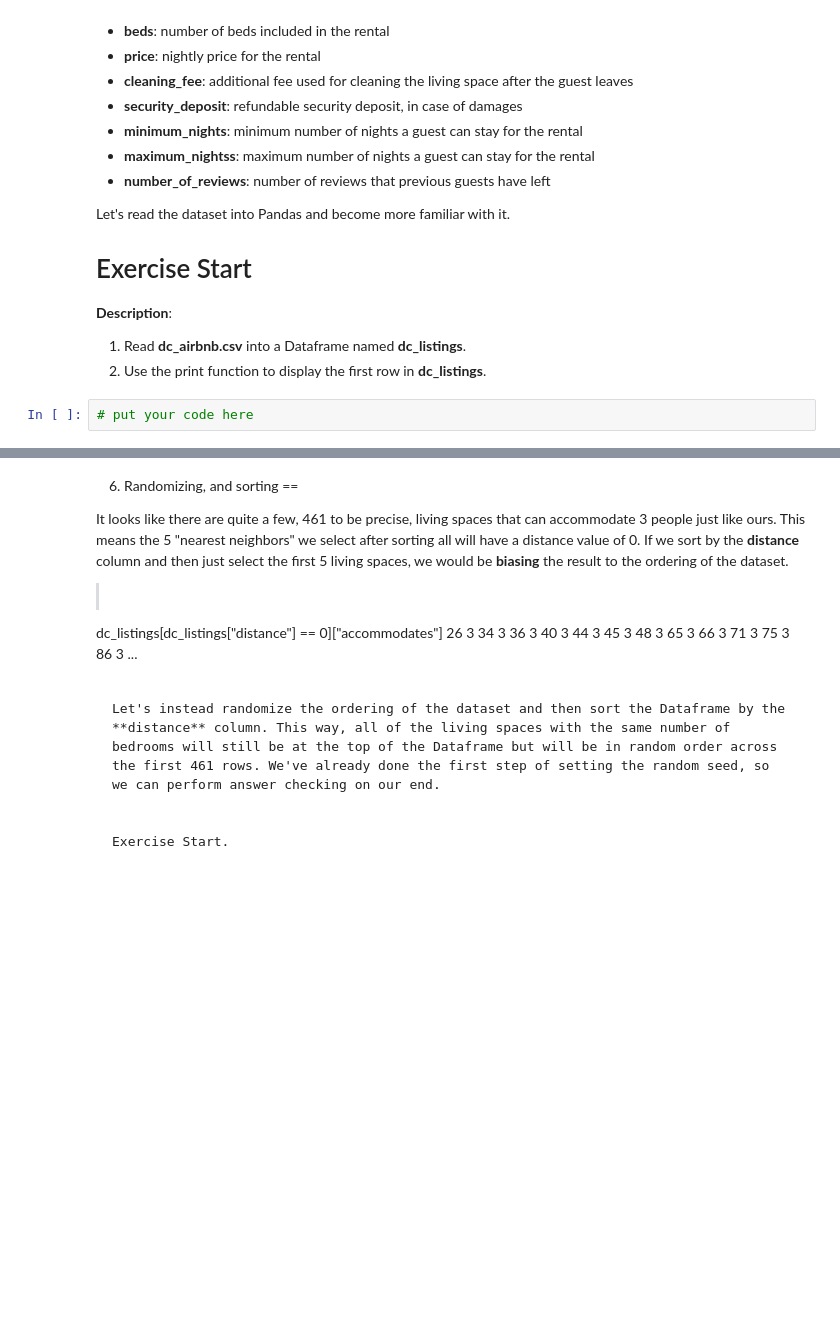
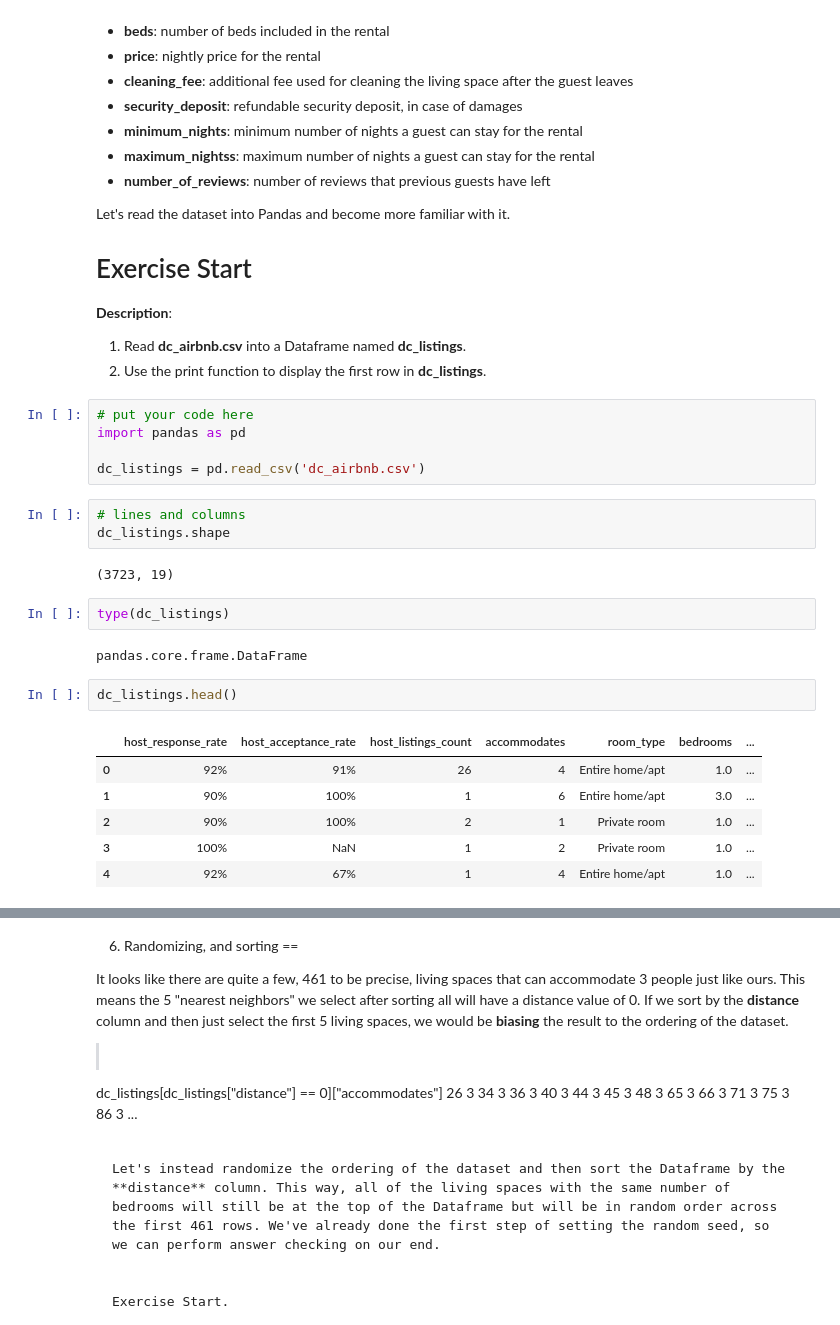
Before and after one commit to AndressaStefany/opendatanatal2018, a Jupyter notebook: #01 - Introduction to K-Nearest Neighbors.ipynb, the cells around one changed output, grey strips where cells are left out. Drawn from its saved outputs; the diff is of its cells as text; blank space fills up the shorter version.

```diff
--- a/#01 - Introduction to K-Nearest Neighbors.ipynb
+++ b/#01 - Introduction to K-Nearest Neighbors.ipynb
@@ -57,3 +57,24 @@ Exercise Start
 2. Use the print function to display the first row in **dc_listings**.
 # %%
 # put your code here
+import pandas as pd
+
+dc_listings = pd.read_csv('dc_airbnb.csv')
+# %%
+# lines and columns
+dc_listings.shape
+# %% [output]
+(3723, 19)
+# %%
+type(dc_listings)
+# %% [output]
+pandas.core.frame.DataFrame
+# %%
+dc_listings.head()
+# %% [output]
+|  | host_response_rate | host_acceptance_rate | host_listings_count | accommodates | room_type | bedrooms | ... |
+| 0 | 92% | 91% | 26 | 4 | Entire home/apt | 1.0 | ... |
+| 1 | 90% | 100% | 1 | 6 | Entire home/apt | 3.0 | ... |
+| 2 | 90% | 100% | 2 | 1 | Private room | 1.0 | ... |
+| 3 | 100% | NaN | 1 | 2 | Private room | 1.0 | ... |
+| 4 | 92% | 67% | 1 | 4 | Entire home/apt | 1.0 | ... |
```
Also changed, not shown: parts of 23 cells of this notebook.
